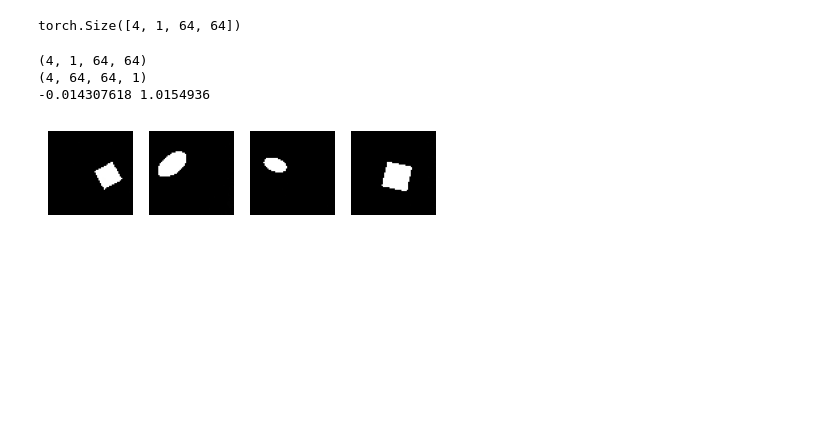
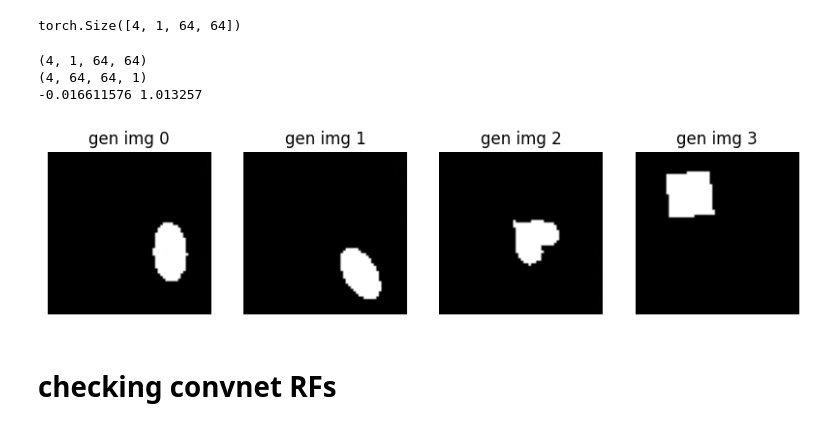
Before and after one commit to lyob/hdiva, a Jupyter notebook: d_analysis/dsprites.ipynb, the cells around one changed output. Saved outputs shown, nothing was run; the diff lists cells and outputs as text; code cells hidden in the pictures; blank space fills up the shorter version.

```diff
--- a/d_analysis/dsprites.ipynb
+++ b/d_analysis/dsprites.ipynb
@@ -42,18 +40,21 @@ tensor(-1.) tensor(1.)
 # %% [markdown]
 # diva
 # %%
-from c_training.configs.diva_config import DiVA_Manual_dSprites_Training_Config, DiVA_ConvNet_dSprites_Training_Config
-from utils.wandb_utils import get_wandb_run_name, get_artifact
+from b_models.configs.diva_config_modular import (
+    DiVA_ConvNet_dSprites_Training_Config,
+    # DiVA_ConvNet_dSprites_Training_Config_Alternating_Phases,
+    DiVA_Manual_dSprites_Training_Config,
+    # DiVA_Manual_dSprites_Training_Config_Alternating_Phases,
+)
+from utils.wandb_utils import get_artifact, get_wandb_run_name
 
 project_name = "diva_convnet_dsprites"
-model_num = 2
-# artifact_id = "v23"  # for model_num = 9
-# artifact_id = "v3"  # for model_num = 13
-artifact_id = "v29"  # for model_num = 14
-# artifact_id = None
+model_num = 16
+artifact_id = "v99"
 
 # construct config from wandb run
 model_path, artifact, config, run_config = get_artifact(model_num=model_num, project_name=project_name)
 # config = DiVA_Manual_dSprites_Training_Config.from_dict(run_config)
+# config = DiVA_Manual_dSprites_Training_Config_Alternating_Phases.from_dict(run_config)
 config = DiVA_ConvNet_dSprites_Training_Config.from_dict(run_config)
 # %% [output]
@@ -94,9 +112,7 @@ print(gen_img.shape)
 torch.Size([4, 1, 64, 64])
 # %%
 # figure
-from utils.base_utils import *
-
-target_img = t2n(images[0])
+target_img = t2n(images[img_idx])
 target_img = np.transpose(target_img, (1,2,0))
 target_img = to_01(target_img)
 print(target_img.shape)
@@ -113,12 +129,26 @@ ax[0].imshow(target_img, vmin=0, vmax=1, cmap='gray')
 ax[0].axis('off')
 ax[0].set_title('Target Image')
 for i in range(1,5):
-    ax[i].imshow(gen_img_np[i-1], vmin=0, vmax=1, cmap='gray')
+    # ax[i].imshow(gen_img_np[i-1], vmin=0, vmax=1, cmap='gray')
+    ax[i].imshow(gen_img_np[i-1], cmap='gray')
     ax[i].axis('off')
-    # ax[i].set_title('Generated Image')
+    ax[i].set_title(f'gen img {i}')
 plt.show()
 # ax[1].axis('off')
 # ax[1].set_title('Generated Image')
+
+fig, ax = plt.subplots(1,5, figsize=(14,5))
+ax[0].imshow(target_img, vmin=0, vmax=1, cmap='gray')
+ax[0].axis('off')
+ax[0].set_title('Target Image')
+for i in range(1,5):
+    ax[i].imshow(gen_img_np[i-1], vmin=0, vmax=1, cmap='gray')
+    # ax[i].imshow(gen_img_np[i-1], cmap='gray')
+    ax[i].axis('off')
+    ax[i].set_title(f'gen img {i}')
+plt.show()
+# ax[1].axis('off')
+# ax[1].set_title('Generated Image')
 # %% [output]
 (64, 64, 1)
 (4, 64, 64, 1)
@@ -175,19 +277,23 @@ torch.Size([4, 1, 64, 64])
 # %%
 # figure
 from utils.base_utils import *
 img = t2n(ddpm_inference.x_t)
 print(img.shape)
 img = np.transpose(img, (0,2,3,1))
 img = to_01(img)
 print(img.shape)
 print(img.min(), img.max())
 
-fig, ax = plt.subplots(1,4, figsize=(5,5))
+fig, ax = plt.subplots(1,4, figsize=(10,5))
 for i in range(4):
     ax[i].imshow(img[i], vmin=0, vmax=1, cmap='gray')
     ax[i].axis('off')
+    ax[i].set_title(f"gen img {i}")
+plt.show()
 # %% [output]
 (4, 1, 64, 64)
 (4, 64, 64, 1)
--0.014307618 1.0154936
+-0.016611576 1.013257
-[figure, old version]
+[figure, new version]
+# %% [markdown]
+# checking convnet RFs
```
Also changed, not shown: parts of 26 cells of this notebook, 13 other files.
